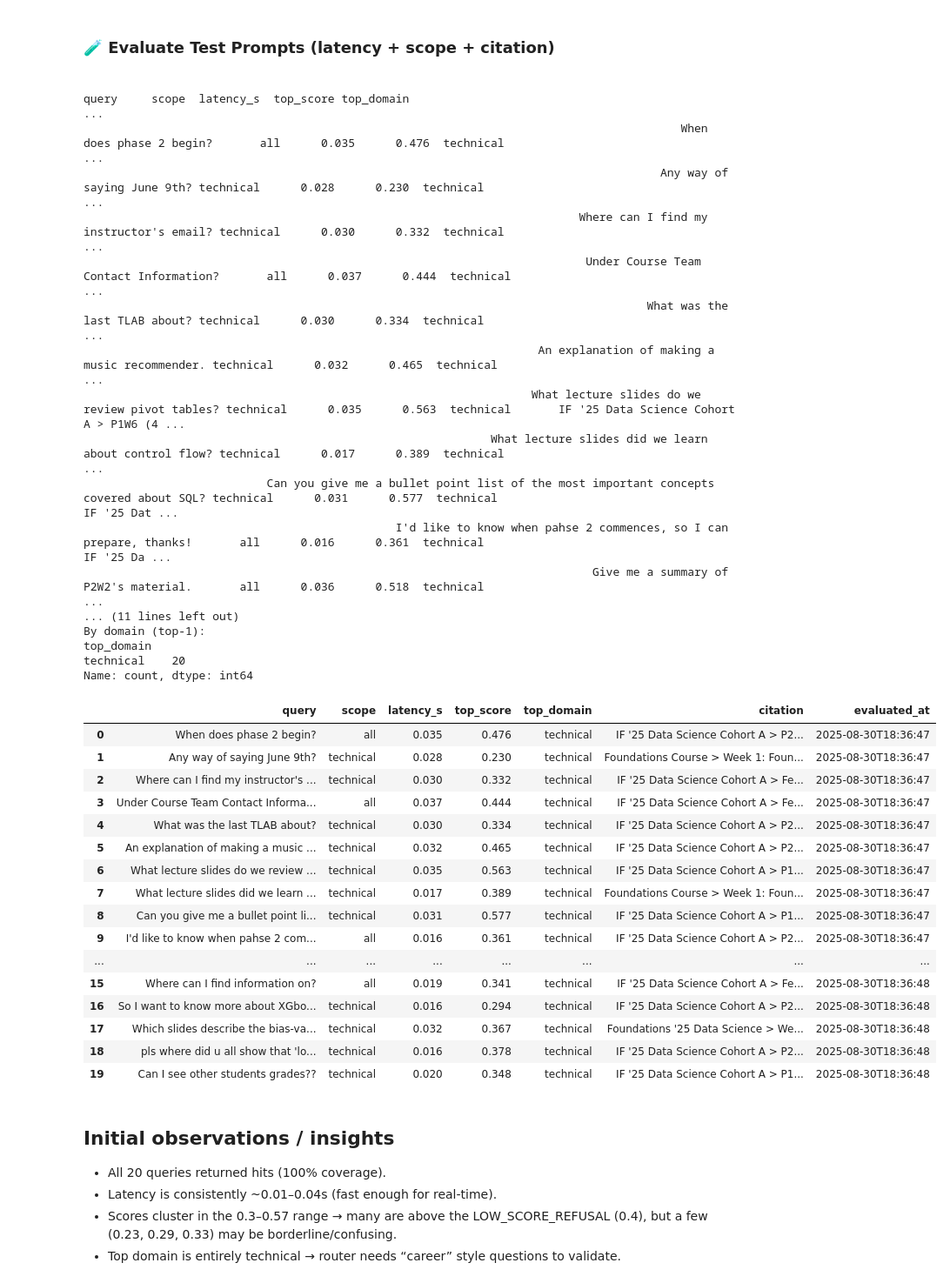
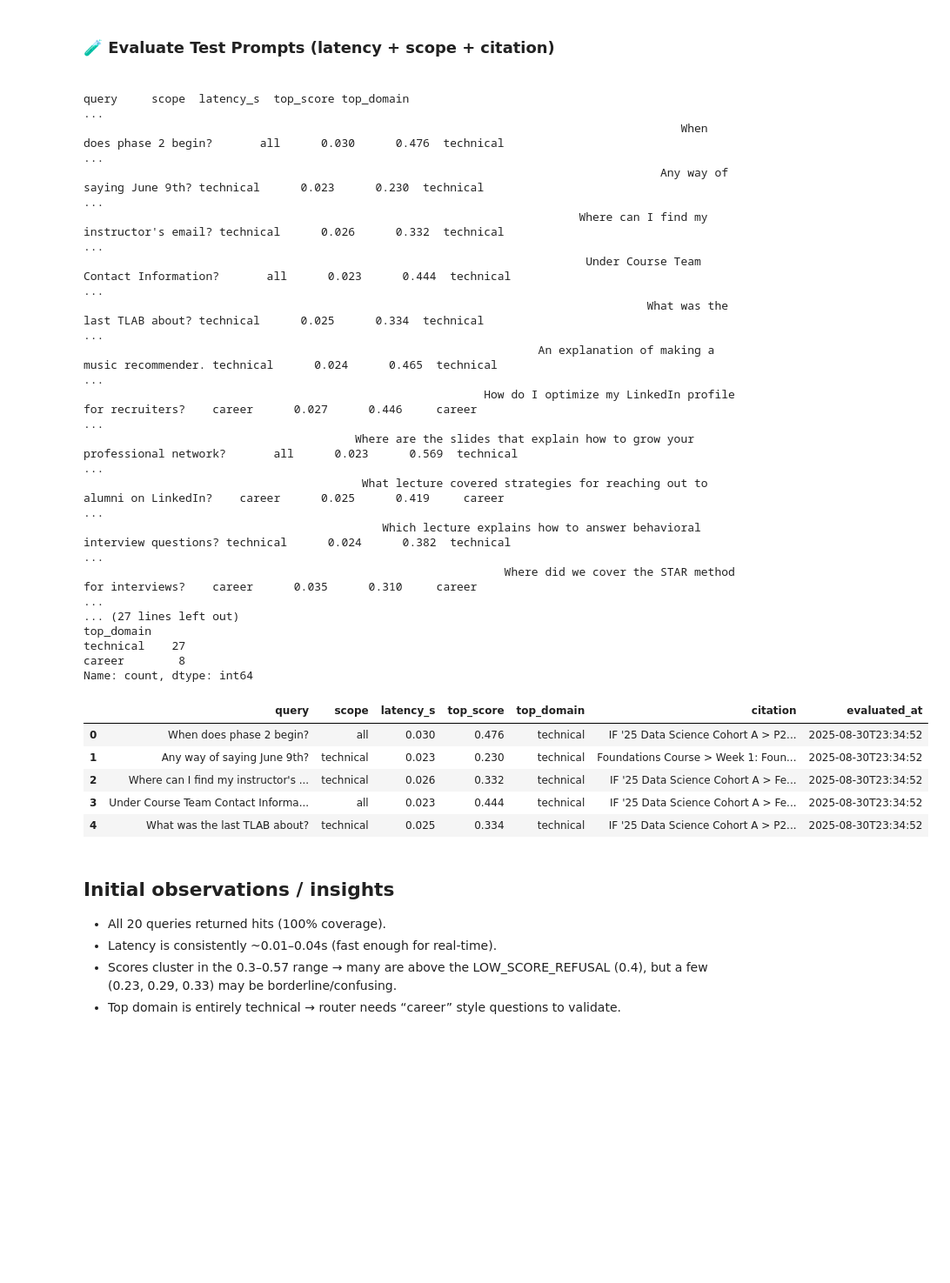
Before and after one commit to DataEden/SlideHunter, a Jupyter notebook: notebooks/nb03_eval.ipynb, the cells around one changed output. Shown at 87% size. Drawn from its saved outputs; the diff is of its cells as text; code cells hidden in the pictures; blank space fills up the shorter version.

```diff
--- a/notebooks/nb03_eval.ipynb
+++ b/notebooks/nb03_eval.ipynb
@@ -161,7 +195,7 @@ def evaluate_prompts(prompts, k=4, scope="auto", save_csv=True):
     For each prompt, this:
       1) Calls `search(...)` (auto-routing by default),
       2) Records latency (seconds), chosen scope, top-1 score,
-      3) Builds a human-readable citation (course › module › item [+url]),
+      3) Builds a human-readable citation (course > module > item [+url]),
       4) Adds a wall-clock timestamp for when the row was evaluated.
 
     NOTE:
@@ -236,7 +270,7 @@ def evaluate_prompts(prompts, k=4, scope="auto", save_csv=True):
     if save_csv:
         outdir = Path(BASE) / "outputs"
         outdir.mkdir(parents=True, exist_ok=True)
-        path = outdir / "eval_prompts.csv"
+        path = outdir / "eval_prompts.csv" # When testing Both domains(tech and career), change filename to eval_prompts_2dom.csv
         df.to_csv(path, index=False)
         # print(f"saved: {path}")
 
@@ -249,48 +283,37 @@ def evaluate_prompts(prompts, k=4, scope="auto", save_csv=True):
 
     return df
 
-# run on our test_prompts to evaluate output
-_ = evaluate_prompts(test_prompts, k=4, scope="auto", save_csv=True)
+# run on our test prompts to evaluate output
+_ = evaluate_prompts(test_prompts_2dom, k=4, scope="auto", save_csv=True)
 # %% [output]
                                                                                                            query     scope  latency_s  top_score top_domain                                              ...
-                                                                                        When does phase 2 begin?       all      0.035      0.476  technical                                              ...
-                                                                                     Any way of saying June 9th? technical      0.028      0.230  technical                                              ...
-                                                                         Where can I find my instructor's email? technical      0.030      0.332  technical                                              ...
-                                                                          Under Course Team Contact Information?       all      0.037      0.444  technical                                              ...
-                                                                                   What was the last TLAB about? technical      0.030      0.334  technical                                              ...
-                                                                   An explanation of making a music recommender. technical      0.032      0.465  technical                                              ...
-                                                                  What lecture slides do we review pivot tables? technical      0.035      0.563  technical       IF '25 Data Science Cohort A > P1W6 (4 ...
-                                                            What lecture slides did we learn about control flow? technical      0.017      0.389  technical                                              ...
-                           Can you give me a bullet point list of the most important concepts covered about SQL? technical      0.031      0.577  technical                                   IF '25 Dat ...
-                                              I'd like to know when pahse 2 commences, so I can prepare, thanks!       all      0.016      0.361  technical                                    IF '25 Da ...
-                                                                           Give me a summary of P2W2's material.       all      0.036      0.518  technical                                              ...
-... (11 lines left out)
-By domain (top-1):
+                                                                                        When does phase 2 begin?       all      0.030      0.476  technical                                              ...
+                                                                                     Any way of saying June 9th? technical      0.023      0.230  technical                                              ...
+                                                                         Where can I find my instructor's email? technical      0.026      0.332  technical                                              ...
+                                                                          Under Course Team Contact Information?       all      0.023      0.444  technical                                              ...
+                                                                                   What was the last TLAB about? technical      0.025      0.334  technical                                              ...
+                                                                   An explanation of making a music recommender. technical      0.024      0.465  technical                                              ...
+                                                           How do I optimize my LinkedIn profile for recruiters?    career      0.027      0.446     career                                              ...
+                                        Where are the slides that explain how to grow your professional network?       all      0.023      0.569  technical                                              ...
+                                         What lecture covered strategies for reaching out to alumni on LinkedIn?    career      0.025      0.419     career                                              ...
+                                            Which lecture explains how to answer behavioral interview questions? technical      0.024      0.382  technical                                              ...
+                                                              Where did we cover the STAR method for interviews?    career      0.035      0.310     career                                              ...
+... (27 lines left out)
 top_domain
-technical    20
+technical    27
+career        8
 Name: count, dtype: int64
 # %%
 ## Some EDA of outputs/eval_prompts.csv
 sh_df = pd.read_csv("../outputs/eval_prompts.csv")
-sh_df
+sh_df.head()
 # %% [output]
 |  | query | scope | latency_s | top_score | top_domain | citation | evaluated_at |
-| 0 | When does phase 2 begin? | all | 0.035 | 0.476 | technical | IF '25 Data Science Cohort A > P2... | 2025-08-30T18:36:47 |
-| 1 | Any way of saying June 9th? | technical | 0.028 | 0.230 | technical | Foundations Course > Week 1: Foun... | 2025-08-30T18:36:47 |
-| 2 | Where can I find my instructor's ... | technical | 0.030 | 0.332 | technical | IF '25 Data Science Cohort A > Fe... | 2025-08-30T18:36:47 |
-| 3 | Under Course Team Contact Informa... | all | 0.037 | 0.444 | technical | IF '25 Data Science Cohort A > Fe... | 2025-08-30T18:36:47 |
-| 4 | What was the last TLAB about? | technical | 0.030 | 0.334 | technical | IF '25 Data Science Cohort A > P2... | 2025-08-30T18:36:47 |
-| 5 | An explanation of making a music ... | technical | 0.032 | 0.465 | technical | IF '25 Data Science Cohort A > P2... | 2025-08-30T18:36:47 |
-| 6 | What lecture slides do we review ... | technical | 0.035 | 0.563 | technical | IF '25 Data Science Cohort A > P1... | 2025-08-30T18:36:47 |
-| 7 | What lecture slides did we learn ... | technical | 0.017 | 0.389 | technical | Foundations Course > Week 1: Foun... | 2025-08-30T18:36:47 |
-| 8 | Can you give me a bullet point li... | technical | 0.031 | 0.577 | technical | IF '25 Data Science Cohort A > P1... | 2025-08-30T18:36:47 |
-| 9 | I'd like to know when pahse 2 com... | all | 0.016 | 0.361 | technical | IF '25 Data Science Cohort A > P2... | 2025-08-30T18:36:47 |
-| ... | ... | ... | ... | ... | ... | ... | ... |
-| 15 | Where can I find information on? | all | 0.019 | 0.341 | technical | IF '25 Data Science Cohort A > Fe... | 2025-08-30T18:36:48 |
-| 16 | So I want to know more about XGbo... | technical | 0.016 | 0.294 | technical | IF '25 Data Science Cohort A > P2... | 2025-08-30T18:36:48 |
-| 17 | Which slides describe the bias-va... | technical | 0.032 | 0.367 | technical | Foundations '25 Data Science > We... | 2025-08-30T18:36:48 |
-| 18 | pls where did u all show that 'lo... | technical | 0.016 | 0.378 | technical | IF '25 Data Science Cohort A > P2... | 2025-08-30T18:36:48 |
-| 19 | Can I see other students grades?? | technical | 0.020 | 0.348 | technical | IF '25 Data Science Cohort A > P1... | 2025-08-30T18:36:48 |
+| 0 | When does phase 2 begin? | all | 0.030 | 0.476 | technical | IF '25 Data Science Cohort A > P2... | 2025-08-30T23:34:52 |
+| 1 | Any way of saying June 9th? | technical | 0.023 | 0.230 | technical | Foundations Course > Week 1: Foun... | 2025-08-30T23:34:52 |
+| 2 | Where can I find my instructor's ... | technical | 0.026 | 0.332 | technical | IF '25 Data Science Cohort A > Fe... | 2025-08-30T23:34:52 |
+| 3 | Under Course Team Contact Informa... | all | 0.023 | 0.444 | technical | IF '25 Data Science Cohort A > Fe... | 2025-08-30T23:34:52 |
+| 4 | What was the last TLAB about? | technical | 0.025 | 0.334 | technical | IF '25 Data Science Cohort A > P2... | 2025-08-30T23:34:52 |
 # %% [markdown]
 ## Initial observations / insights
 
```
Also changed, not shown: parts of 8 cells of this notebook.
